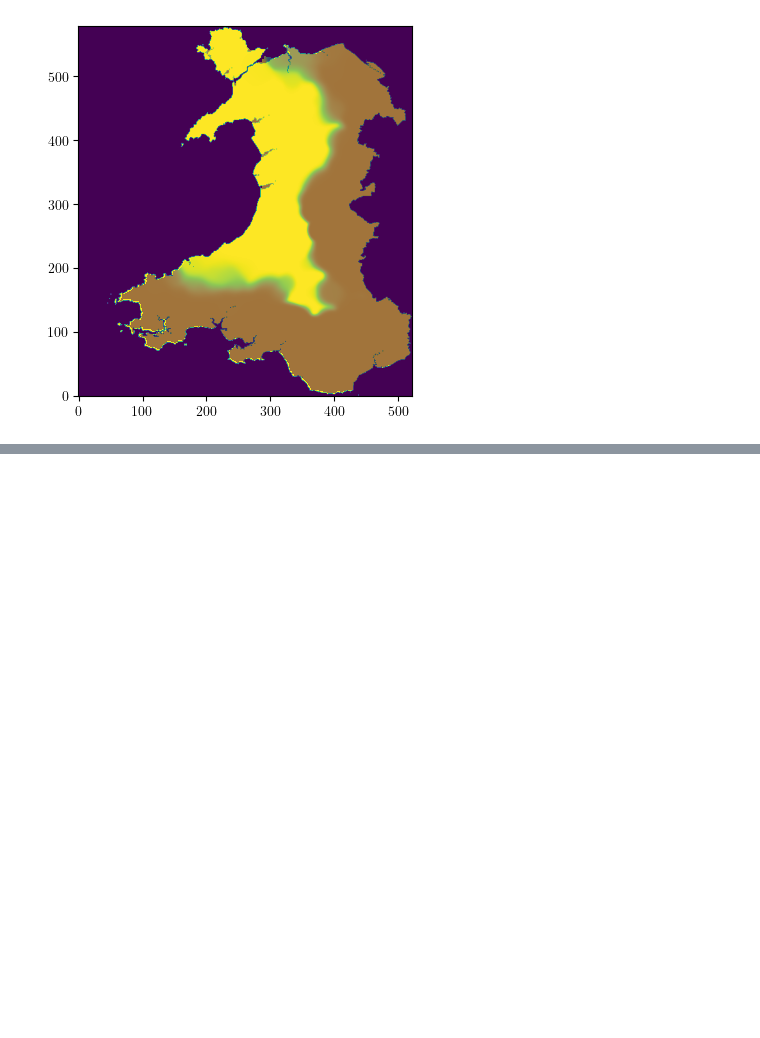
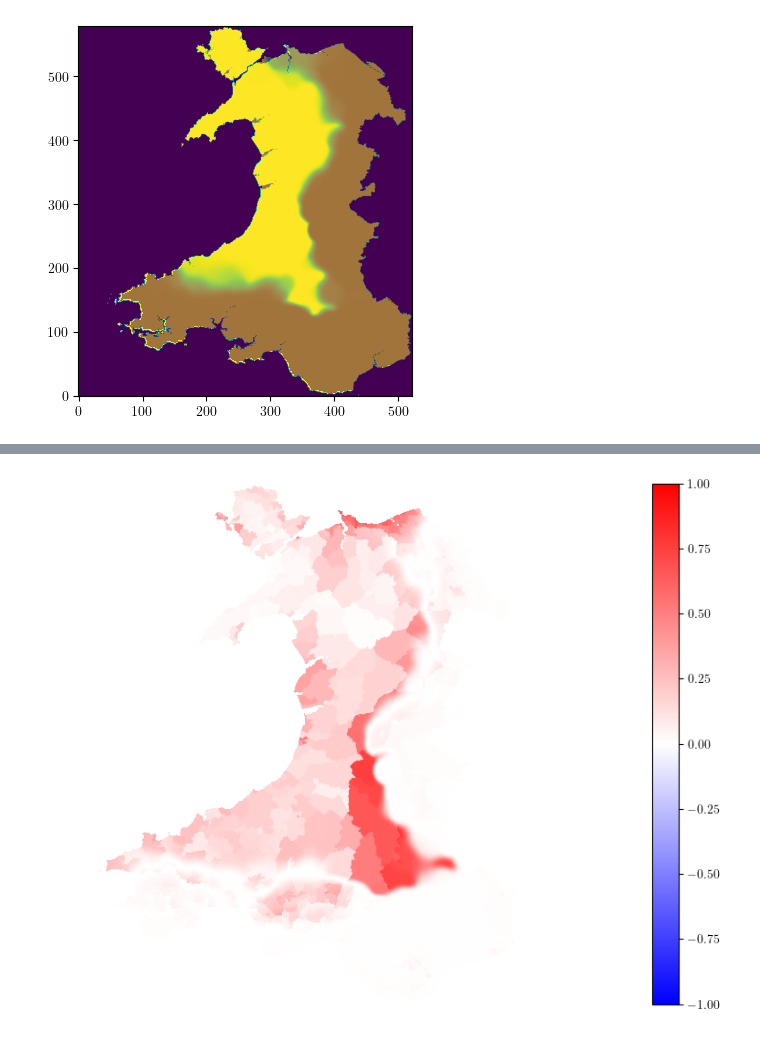
Before and after one commit to dbcq/modelling_language_decline, a Jupyter notebook: code/comparing_wales.ipynb, the cells around one changed output, grey strips where cells are left out. Cells and saved outputs as stored; diff of their text form; code cells hidden in the pictures; blank space fills up the shorter version.

```diff
--- a/code/comparing_wales.ipynb
+++ b/code/comparing_wales.ipynb
@@ -161,3 +161,10 @@ plt.show();
 (579, 522)
 (579, 522)
 [figure]
+# %%
+# names = os.listdir('walesICbook5Alpha1.2Beta1.1SigmavarFactor2Deltat0.0004Tmax500.0_0')
+names = os.listdir('walesICbook5Alpha2.3Beta1.1SigmavarFactor2Deltat0.0004Tmax500.0_0')
+nums = [name.split('_')[-1].replace('.npy','') for name in names]
+nums = np.array(nums).astype(int)
+nums = np.array(sorted(nums))[:len(nums)//2]
+nums
@@ -163,0 +173,80 @@ plt.show();
+# %%
+# ks = [4000, 8000, 14500, 20000, 22500, 25000, 28000, 34500, 40000, 50000, 55000, 56000, 60000, 64000]
+ks = nums
+# gridspec = {'width_ratios': [1, 1], 'height_ratios': [1]}
+fig, axs = plt.subplots(1, 1, constrained_layout=True, figsize=(30,6))
+
+# Get current usage
+usage = Image.open('wales_current_welsh_usage.tif')
+usage = np.array(usage) * 0.01
+usage = np.flip(usage, axis=0)
+
+usage_mask = Image.open("wales_current_usage_mask.tif")
+usage_mask = np.array(usage_mask).astype(bool)
+usage_mask = np.flip(usage_mask, axis=0)
+usage[~usage_mask] = np.nan
+
+
+
+freq_mask = Image.open("attempt2_wales_country_mask.tif")
+freq_mask = np.array(freq_mask).astype(bool)
+freq_mask = np.flip(freq_mask, axis=0)
+mask_shape = freq_mask.shape
+
+total_diffs = []
+ax_num = 0
+all_nums = []
+alphas = [1.2, 1.7, 2.3, 2.5]
+
+print("started")
+for alpha in alphas:
+    try:
+        names = os.listdir(f'walesICbook5Alpha{alpha}Beta1.1SigmavarFactor2Deltat0.0004Tmax500.0_0')
+    except FileNotFoundError:
+        names = os.listdir(f'../walesICbook5Alpha{alpha}Beta1.1SigmavarFactor2Deltat0.0004Tmax500.0_0')
+    nums = [name.split('_')[-1].replace('.npy','') for name in names]
+    nums = np.array(nums).astype(int)
+    nums = np.array(sorted(nums))[:len(nums)//2]
+    nums
+    ks=nums
+    all_nums.append(nums)
+
+
+    alpha_diffs = []
+    for i, k in enumerate(ks):
+        print(f'{i} out of {len(nums)} completed', end = '\r')
+    #     ax = axs[i]
+
+    #     freq = np.load(f"walesICbook5Alpha1.2Beta1.1SigmavarFactor2Deltat0.0004Tmax500.0_0/walesICbook5Alpha1.2Beta1.1SigmavarFactor2Deltat0.0004Tmax500.0MEMORY_0_{k}.npy")
+        try:
+            freq = np.load(f"walesICbook5Alpha{alpha}Beta1.1SigmavarFactor2Deltat0.0004Tmax500.0_0/walesICbook5Alpha{alpha}Beta1.1SigmavarFactor2Deltat0.0004Tmax500.0MEMORY_0_{k}.npy")
+        except FileNotFoundError:
+            freq = np.load(f"../walesICbook5Alpha{alpha}Beta1.1SigmavarFactor2Deltat0.0004Tmax500.0_0/walesICbook5Alpha{alpha}Beta1.1SigmavarFactor2Deltat0.0004Tmax500.0MEMORY_0_{k}.npy")
+        freq = freq[:mask_shape[0], :mask_shape[1]]
+        freq[~freq_mask] = np.nan
+
+        usage = usage/(np.nanmax(usage))
+        diff = (usage - freq)**2 #SQUARED DIFF TO MAKE FLATTER OR SOMETHING
+        total_diff = np.nansum(diff)
+        alpha_diffs.append(total_diff)
+
+        if k in [21000]:
+            ax = axs
+            diff_ = ax.imshow(diff, origin='lower', cmap='bwr', vmin=-1, vmax=1)
+            ax_num += 1
+
+    # for ax in axs:
+    ax.axis('off')
+
+    plt.tight_layout()
+    # cax = axs[2]
+    # cax = fig.add_axes([1.05, 0.2, 0.03, 0.6], transform = ax.transAxes)
+    cb = fig.colorbar(diff_,)
+    # c.set_ylim(-0.9, 0.9)
+
+
+    plt.show()
+    total_diffs.append(alpha_diffs)
+
+    # print(total_diffs)
+# %% [output]
@@ -163,0 +255 @@ plt.show();
+[figure, added]
```
Also changed, not shown: parts of 15 cells of this notebook.
